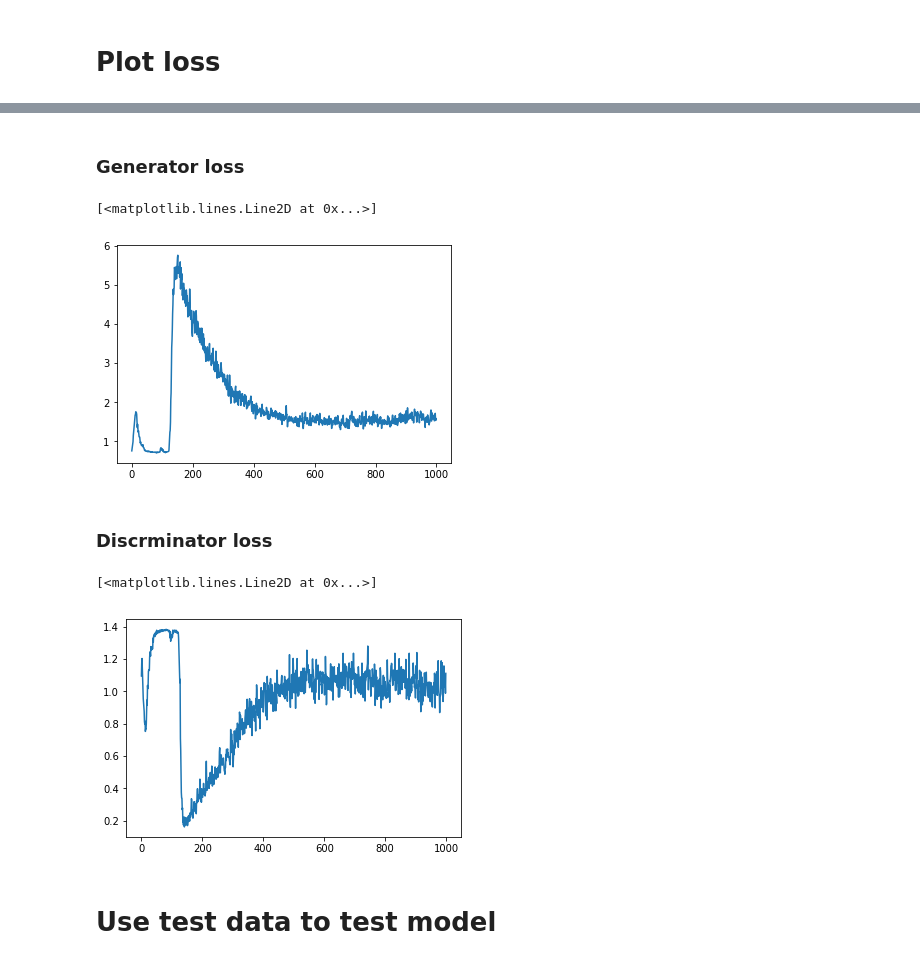
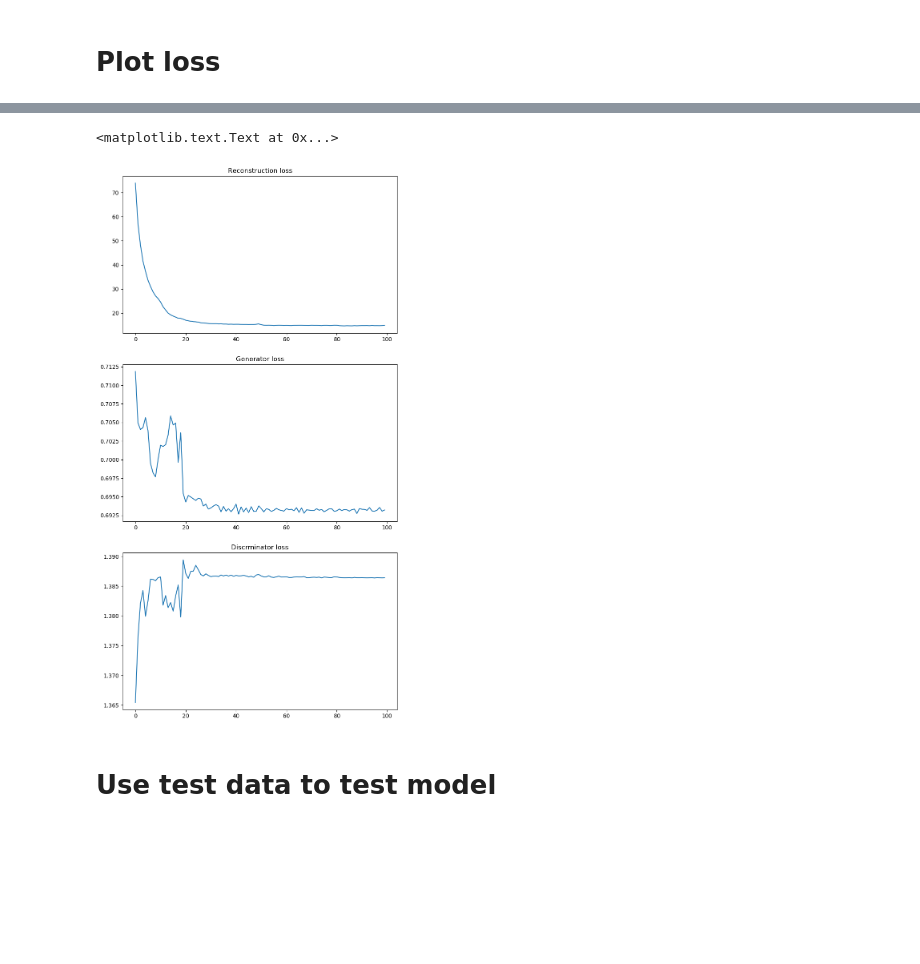
Before and after one commit to MistQue/Adversarial-Autoencoder, a Jupyter notebook: Plot.ipynb, the cells around one changed output, grey strips where cells are left out. Drawn from its saved outputs; the diff is of its cells as text; code cells hidden in the pictures; blank space fills up the shorter version.

```diff
--- a/Plot.ipynb
+++ b/Plot.ipynb
@@ -12,6 +12,6 @@ from sklearn.manifold import TSNE
 # %% [markdown]
 # Plot loss
 # %%
-record_aae = np.load('./Save/record_aae.npy')
+record_rec = np.load('./Save/record_rec.npy')
 record_gen = np.load('./Save/record_gen.npy')
 record_disc = np.load('./Save/record_disc.npy')
@@ -25,17 +18,20 @@ plt.plot(record_aae)
-# %% [markdown]
-### Generator loss
-# %%
-plt.plot(record_gen)
-# %% [output]
-[<matplotlib.lines.Line2D at 0x...>]
-[figure, removed]
-# %% [markdown]
-### Discrminator loss
-# %%
-plt.plot(record_disc)
-# %% [output]
-[<matplotlib.lines.Line2D at 0x...>]
-[figure, removed]
+# %%
+plt.figure(figsize=(9, 18),dpi=98)
+
+p1 = plt.subplot(311)
+p1.plot(record_rec)
+p1.set_title('Reconstruction loss')
+
+p2 = plt.subplot(312)
+p2.plot(record_gen)
+p2.set_title('Generator loss')
+
+p3 = plt.subplot(313)
+p3.plot(record_disc)
+p3.set_title('Discrminator loss')
+# %% [output]
+<matplotlib.text.Text at 0x...>
+[figure, added]
 # %% [markdown]
 # Use test data to test model
 # %%
```
Also changed, not shown: parts of 9 cells of this notebook, 8 other files.
